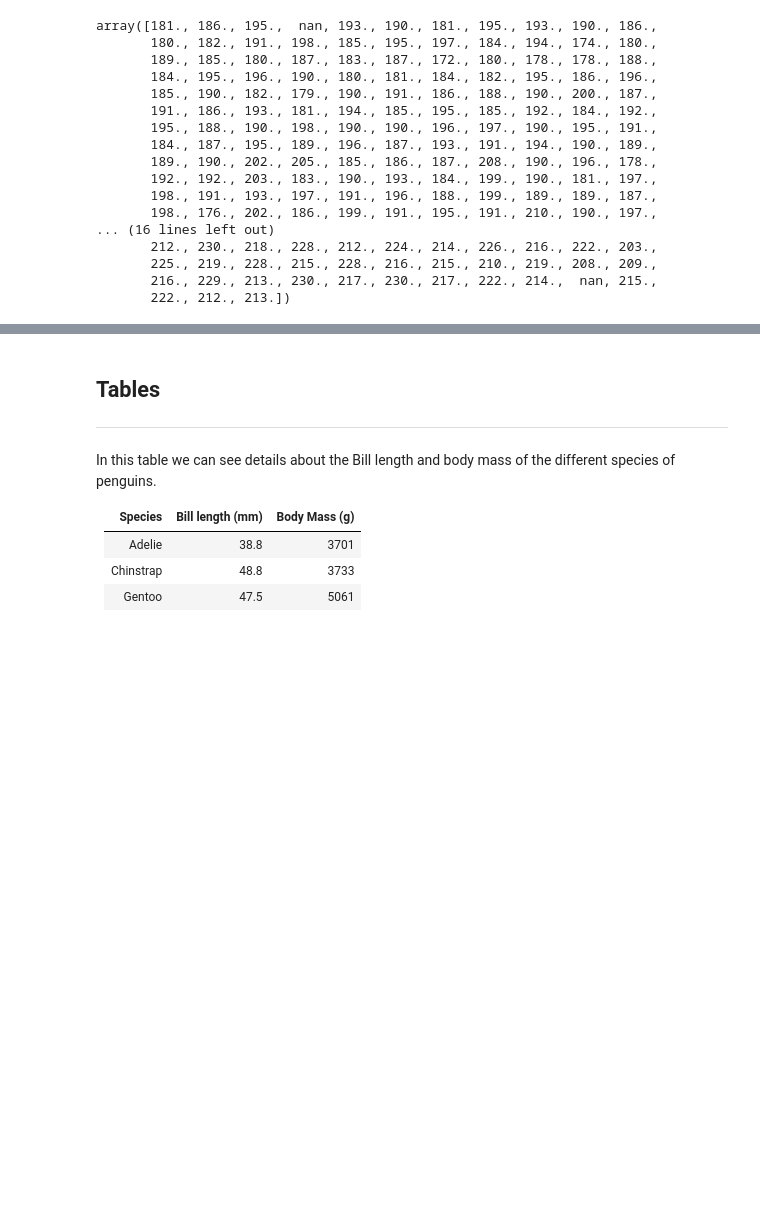
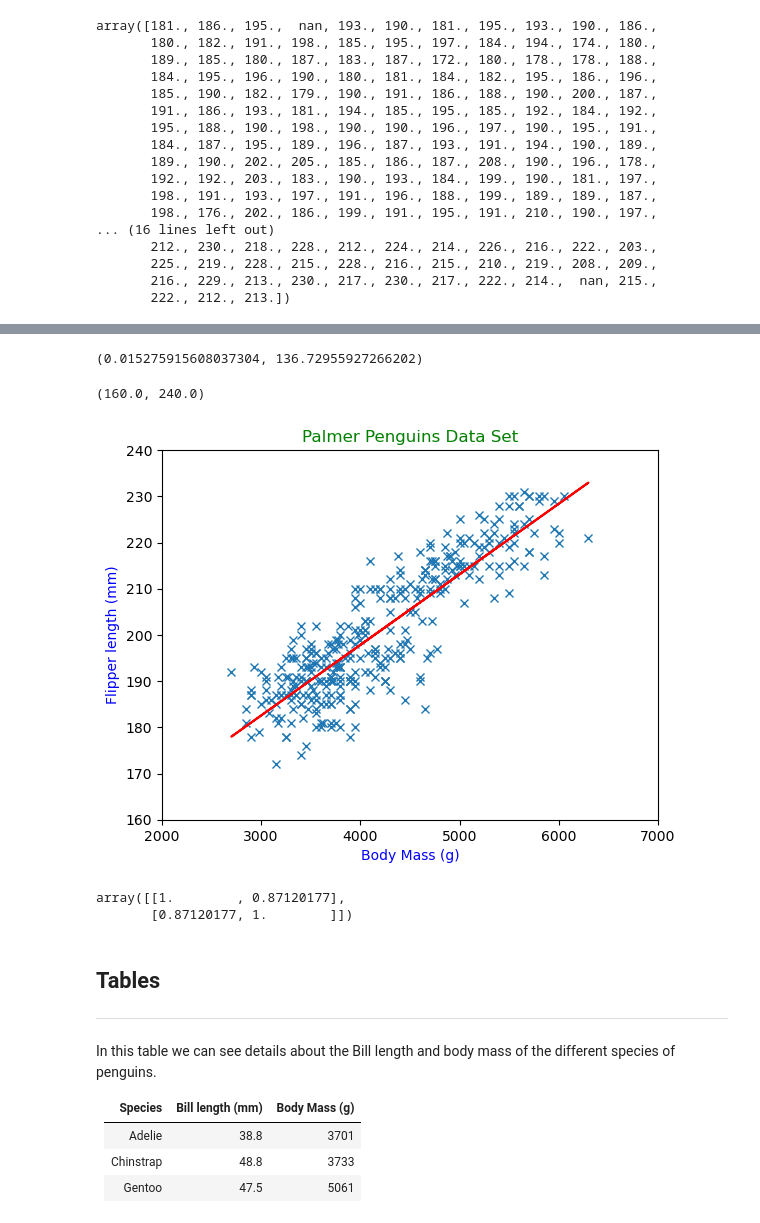
Before and after one commit to Jennyicano/myproject, a Jupyter notebook: penguins.ipynb, the cells around one changed output, grey strips where cells are left out. Saved outputs shown, nothing was run; the diff lists cells and outputs as text; code cells hidden in the pictures; blank space fills up the shorter version.

Commit message:
Best Fit Line

```diff
--- a/penguins.ipynb
+++ b/penguins.ipynb
@@ -502,3 +529,51 @@ plt.ylim(160, 240)
+# %%
+# Extracting body mass and flipper length from the dataset
+
+bm = df['body_mass_g']
+Flip_len = df['flipper_length_mm']
+
+# Remove NaN values, to avoid the error 'SVD did not converge in Linear Least Squares'
+bm = bm.dropna()
+Flip_len = Flip_len.dropna()
+
+# Create a straight line between x and y.
+
+m, c = np.polyfit(bm, Flip_len, 1)
+
+# Show m and c.
+m, c
+# %% [output]
+(0.015275915608037304, 136.72955927266202)
+# %%
+# Create a new figure and set of axes.
+fig, ax = plt.subplots()
+
+# Simple plot.
+ax.plot(bm, Flip_len, 'x')
+
+# Simple plot.
+ax.plot(bm, m * bm + c, 'r-')
+
+# Axis labels.
+ax.set_xlabel('Body Mass (g)', color='blue')
+ax.set_ylabel('Flipper length (mm)', color='blue')
+
+# Title.
+ax.set_title('Palmer Penguins Data Set', color='green')
+
+# X limits.
+ax.set_xlim(2000, 7000)
+
+# Y limits.
+ax.set_ylim(160, 240)
+# %% [output]
+(160.0, 240.0)
+[figure, added]
+# %%
+np.corrcoef(bm, Flip_len)
+# %% [output]
+array([[1.        , 0.87120177],
+       [0.87120177, 1.        ]])
 # %% [markdown]
 ## Tables
 
```
Also changed, not shown: parts of 3 cells of this notebook.
